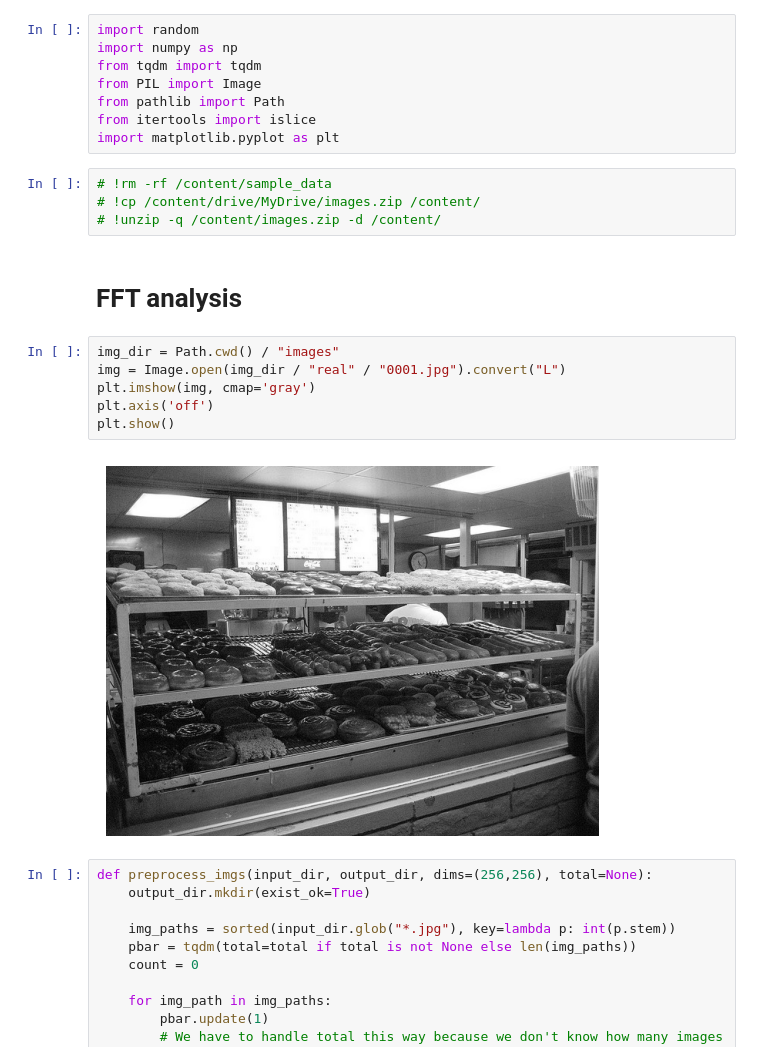
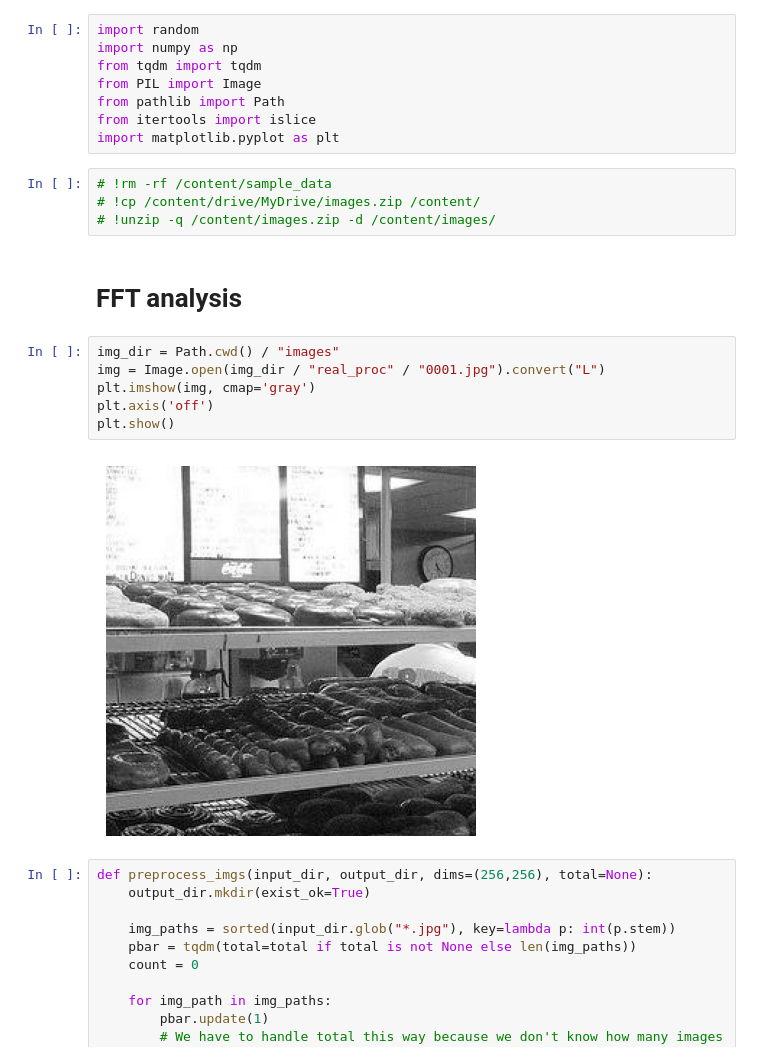
Before and after one commit to dovydaszem/ai-image-detector, a Jupyter notebook: fft_analysis.ipynb, the cells around one changed output. Cells and saved outputs as stored; diff of their text form.

Commit message:
Add transforms, train with more images

```diff
--- a/fft_analysis.ipynb
+++ b/fft_analysis.ipynb
@@ -9,17 +9,17 @@ import matplotlib.pyplot as plt
 # %%
 # !rm -rf /content/sample_data
 # !cp /content/drive/MyDrive/images.zip /content/
-# !unzip -q /content/images.zip -d /content/
+# !unzip -q /content/images.zip -d /content/images/
 # %% [markdown]
 # FFT analysis
 # %%
 img_dir = Path.cwd() / "images"
-img = Image.open(img_dir / "real" / "0001.jpg").convert("L")
+img = Image.open(img_dir / "real_proc" / "0001.jpg").convert("L")
 plt.imshow(img, cmap='gray')
 plt.axis('off')
 plt.show()
 # %% [output]
-[figure, old version]
+[figure, new version]
 # %%
 def preprocess_imgs(input_dir, output_dir, dims=(256,256), total=None):
     output_dir.mkdir(exist_ok=True)
```
Also changed, not shown: parts of 10 cells of this notebook.
